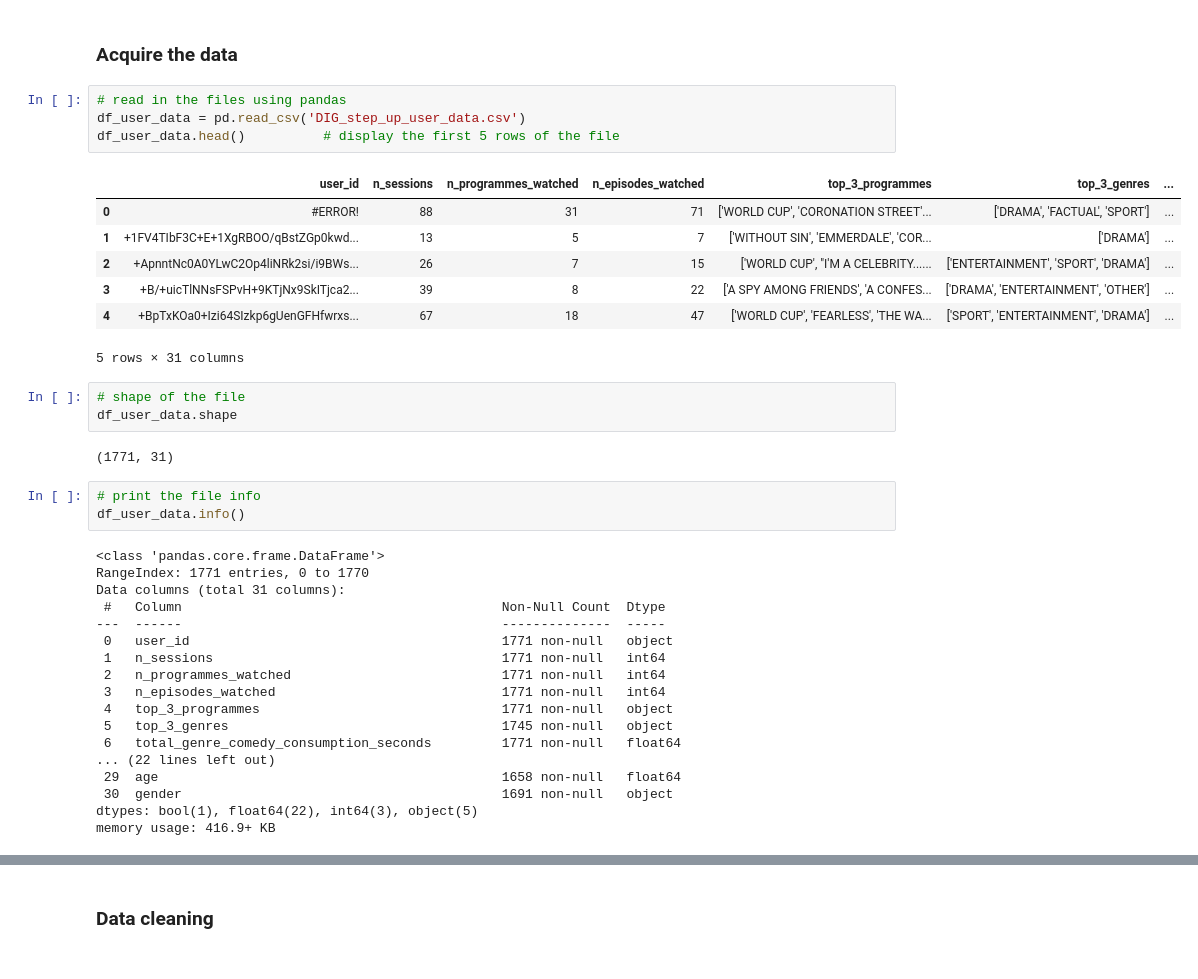
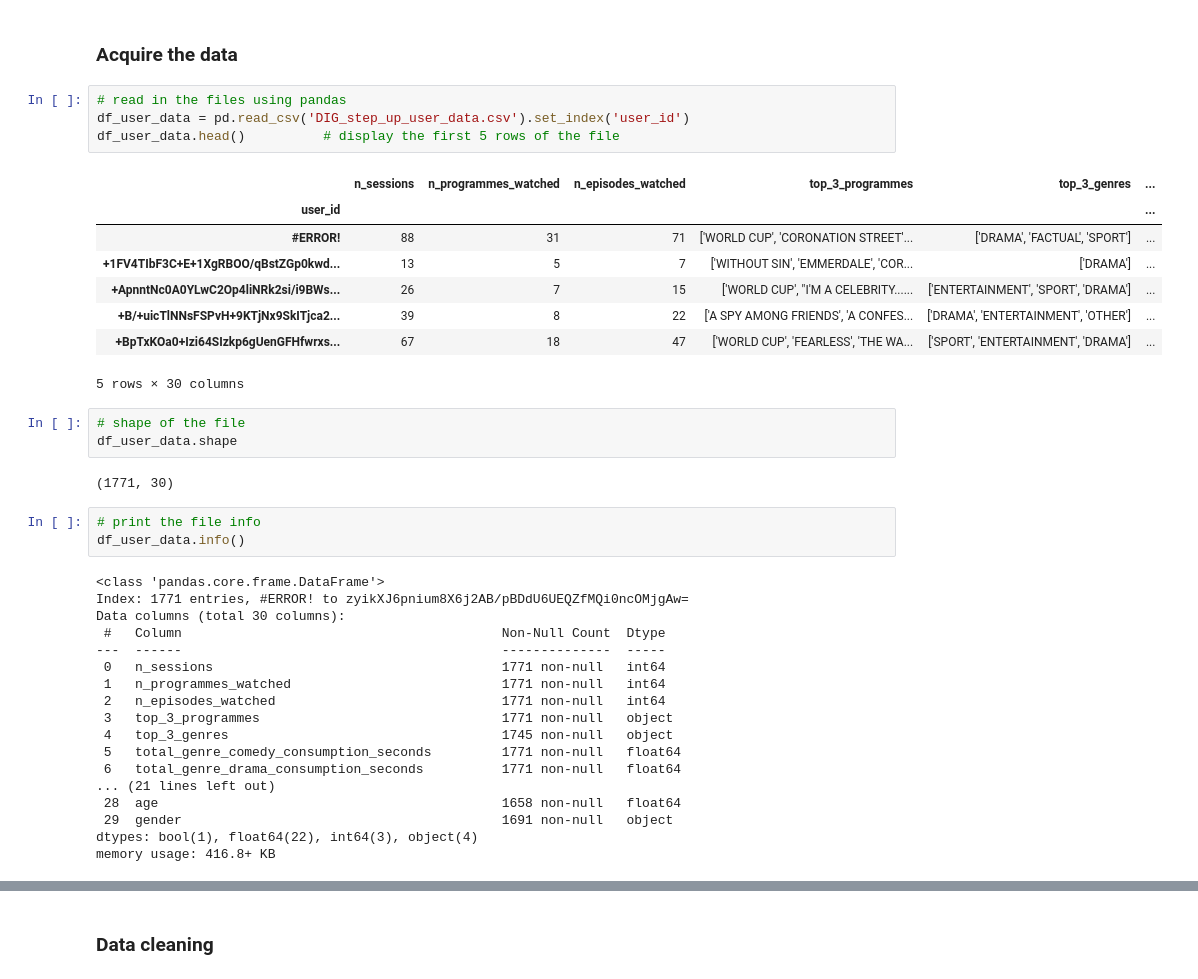
Before and after one commit to supmathews/ITV-live-online-career-challenge, a Jupyter notebook: itv_challenge_solution.ipynb, the cells around one changed output, grey strips where cells are left out. Drawn from its saved outputs; the diff is of its cells as text.

```diff
--- a/itv_challenge_solution.ipynb
+++ b/itv_challenge_solution.ipynb
@@ -53,42 +62,43 @@ For the data science task, we are looking into the **"DIG_step_up_user_data.csv"
 ### Acquire the data
 # %%
 # read in the files using pandas
-df_user_data = pd.read_csv('DIG_step_up_user_data.csv')
+df_user_data = pd.read_csv('DIG_step_up_user_data.csv').set_index('user_id')
 df_user_data.head()          # display the first 5 rows of the file
 # %% [output]
-|  | user_id | n_sessions | n_programmes_watched | n_episodes_watched | top_3_programmes | top_3_genres | ... |
-| 0 | #ERROR! | 88 | 31 | 71 | ['WORLD CUP', 'CORONATION STREET'... | ['DRAMA', 'FACTUAL', 'SPORT'] | ... |
-| 1 | +1FV4TIbF3C+E+1XgRBOO/qBstZGp0kwd... | 13 | 5 | 7 | ['WITHOUT SIN', 'EMMERDALE', 'COR... | ['DRAMA'] | ... |
-| 2 | +ApnntNc0A0YLwC2Op4liNRk2si/i9BWs... | 26 | 7 | 15 | ['WORLD CUP', "I'M A CELEBRITY...... | ['ENTERTAINMENT', 'SPORT', 'DRAMA'] | ... |
-| 3 | +B/+uicTlNNsFSPvH+9KTjNx9SkITjca2... | 39 | 8 | 22 | ['A SPY AMONG FRIENDS', 'A CONFES... | ['DRAMA', 'ENTERTAINMENT', 'OTHER'] | ... |
-| 4 | +BpTxKOa0+Izi64SIzkp6gUenGFHfwrxs... | 67 | 18 | 47 | ['WORLD CUP', 'FEARLESS', 'THE WA... | ['SPORT', 'ENTERTAINMENT', 'DRAMA'] | ... |
+|  | n_sessions | n_programmes_watched | n_episodes_watched | top_3_programmes | top_3_genres | ... |
+| user_id |  |  |  |  |  | ... |
+| #ERROR! | 88 | 31 | 71 | ['WORLD CUP', 'CORONATION STREET'... | ['DRAMA', 'FACTUAL', 'SPORT'] | ... |
+| +1FV4TIbF3C+E+1XgRBOO/qBstZGp0kwd... | 13 | 5 | 7 | ['WITHOUT SIN', 'EMMERDALE', 'COR... | ['DRAMA'] | ... |
+| +ApnntNc0A0YLwC2Op4liNRk2si/i9BWs... | 26 | 7 | 15 | ['WORLD CUP', "I'M A CELEBRITY...... | ['ENTERTAINMENT', 'SPORT', 'DRAMA'] | ... |
+| +B/+uicTlNNsFSPvH+9KTjNx9SkITjca2... | 39 | 8 | 22 | ['A SPY AMONG FRIENDS', 'A CONFES... | ['DRAMA', 'ENTERTAINMENT', 'OTHER'] | ... |
+| +BpTxKOa0+Izi64SIzkp6gUenGFHfwrxs... | 67 | 18 | 47 | ['WORLD CUP', 'FEARLESS', 'THE WA... | ['SPORT', 'ENTERTAINMENT', 'DRAMA'] | ... |
-5 rows × 31 columns
+5 rows × 30 columns
 # %%
 # shape of the file
 df_user_data.shape
 # %% [output]
-(1771, 31)
+(1771, 30)
 # %%
 # print the file info
 df_user_data.info()
 # %% [output]
 <class 'pandas.core.frame.DataFrame'>
-RangeIndex: 1771 entries, 0 to 1770
-Data columns (total 31 columns):
+Index: 1771 entries, #ERROR! to zyikXJ6pnium8X6j2AB/pBDdU6UEQZfMQi0ncOMjgAw=
+Data columns (total 30 columns):
  #   Column                                         Non-Null Count  Dtype
 ---  ------                                         --------------  -----
- 0   user_id                                        1771 non-null   object
- 1   n_sessions                                     1771 non-null   int64
- 2   n_programmes_watched                           1771 non-null   int64
- 3   n_episodes_watched                             1771 non-null   int64
- 4   top_3_programmes                               1771 non-null   object
- 5   top_3_genres                                   1745 non-null   object
- 6   total_genre_comedy_consumption_seconds         1771 non-null   float64
-... (22 lines left out)
- 29  age                                            1658 non-null   float64
- 30  gender                                         1691 non-null   object
-dtypes: bool(1), float64(22), int64(3), object(5)
-memory usage: 416.9+ KB
+ 0   n_sessions                                     1771 non-null   int64
+ 1   n_programmes_watched                           1771 non-null   int64
+ 2   n_episodes_watched                             1771 non-null   int64
+ 3   top_3_programmes                               1771 non-null   object
+ 4   top_3_genres                                   1745 non-null   object
+ 5   total_genre_comedy_consumption_seconds         1771 non-null   float64
+ 6   total_genre_drama_consumption_seconds          1771 non-null   float64
+... (21 lines left out)
+ 28  age                                            1658 non-null   float64
+ 29  gender                                         1691 non-null   object
+dtypes: bool(1), float64(22), int64(3), object(4)
+memory usage: 416.8+ KB
 # %%
 # get the list of column headers
 headers = df_user_data.columns.values
```
Also changed, not shown: parts of 81 cells of this notebook.
